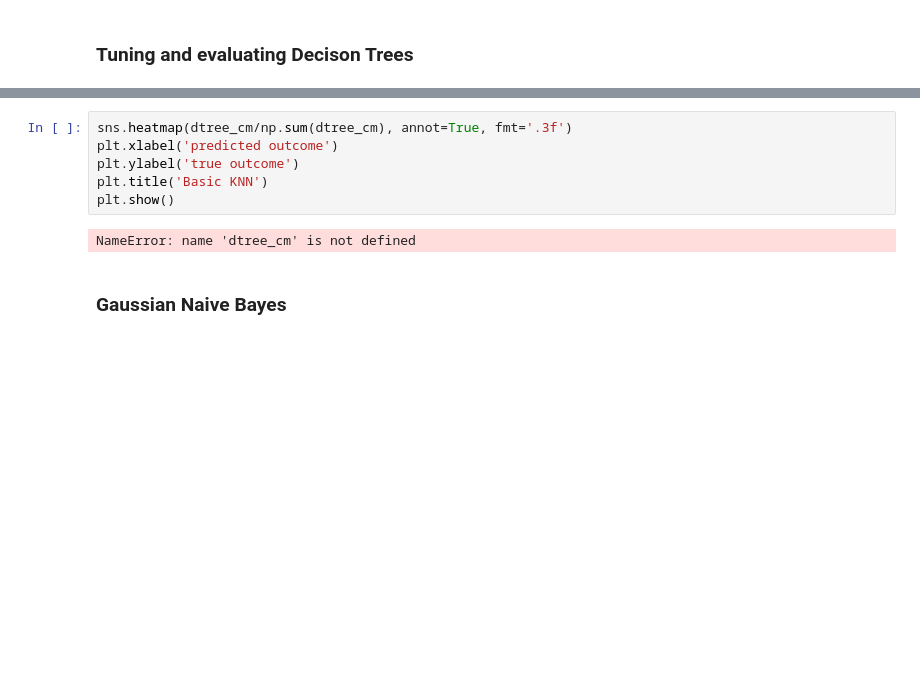
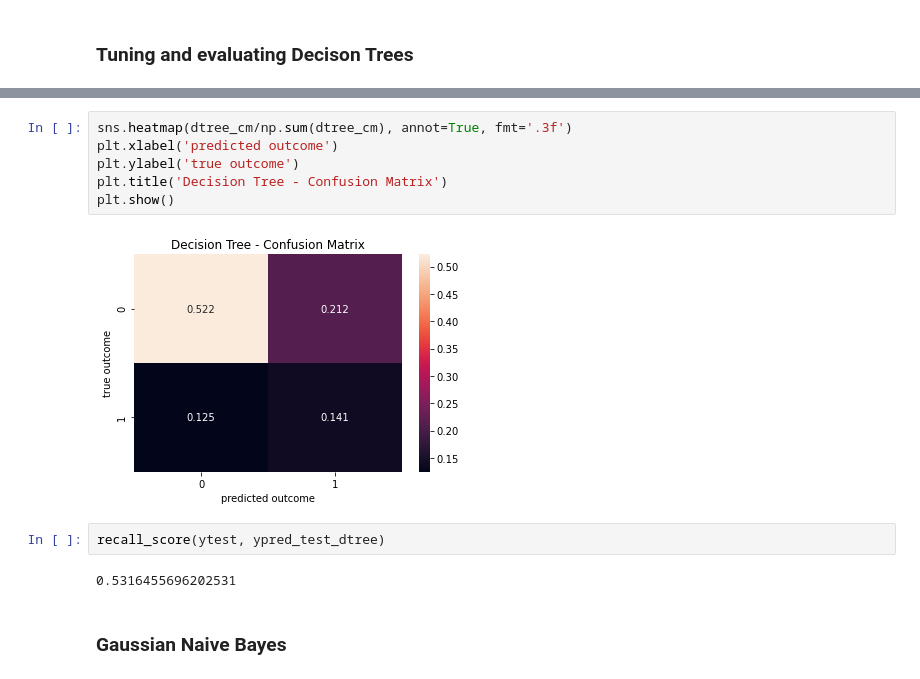
Before and after one commit to sampso29/Toronto-Rain-Prediction-, a Jupyter notebook: Final - Toronto Rain Prediction.ipynb, the cells around one changed output, grey strips where cells are left out. Drawn from its saved outputs; the diff is of its cells as text; blank space fills up the shorter version.

Commit message:
working Naive Bays and Decision Tree models
- go the Naive Bayes and Decision Tree models to work

```diff
--- a/Final - Toronto Rain Prediction.ipynb
+++ b/Final - Toronto Rain Prediction.ipynb
@@ -2290,11 +2305,15 @@ NameError: name 'y_pred_dtree' is not defined
 # %%
 sns.heatmap(dtree_cm/np.sum(dtree_cm), annot=True, fmt='.3f')
 plt.xlabel('predicted outcome')
 plt.ylabel('true outcome')
-plt.title('Basic KNN')
+plt.title('Decision Tree - Confusion Matrix')
 plt.show()
 # %% [output]
-NameError: name 'dtree_cm' is not defined
+[figure, added]
+# %%
+recall_score(ytest, ypred_test_dtree)
+# %% [output]
+0.5316455696202531
 # %% [markdown]
 ### Gaussian Naive Bayes
 # %%
```
Also changed, not shown: parts of 66 cells of this notebook.
